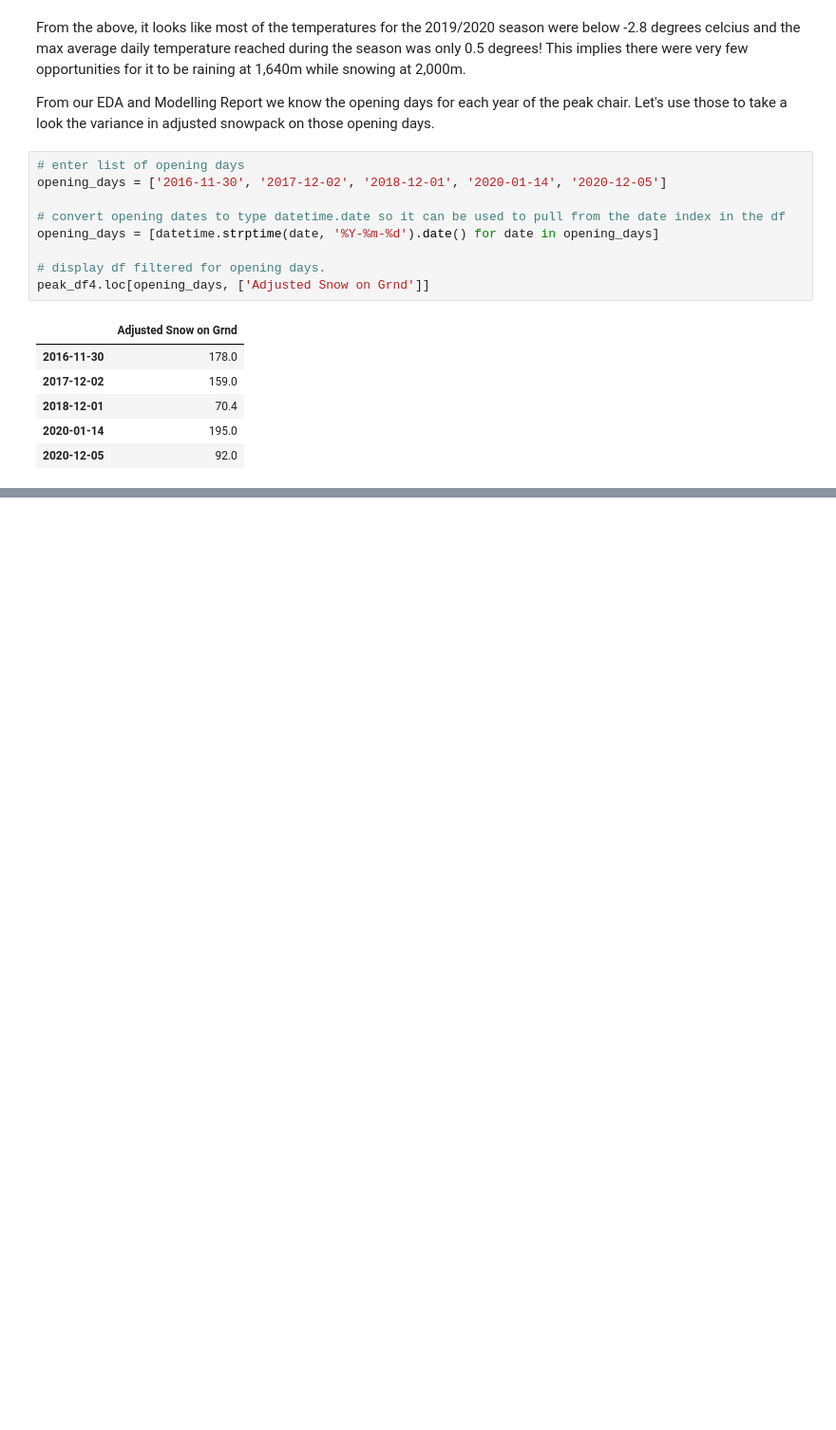
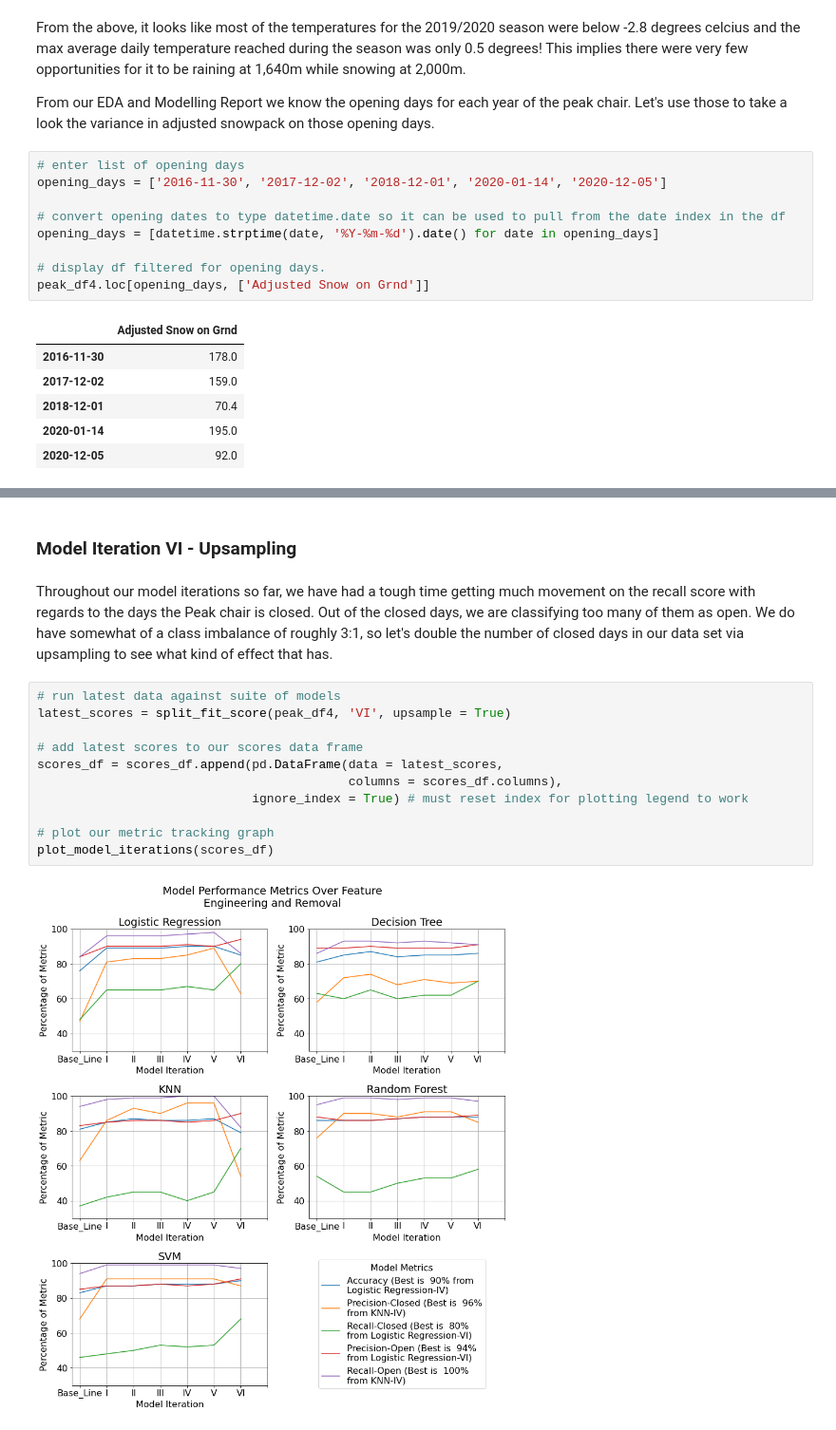
Before and after one commit to wjmatthews/wb_lift_openings, a Jupyter notebook: FeatureEngineeringAndModellingPartII.ipynb, the cells around one changed output, grey strips where cells are left out. Shown at 95% size. Saved outputs shown, nothing was run; the diff lists cells and outputs as text; blank space fills up the shorter version.

```diff
--- a/FeatureEngineeringAndModellingPartII.ipynb
+++ b/FeatureEngineeringAndModellingPartII.ipynb
@@ -1113,0 +1109,17 @@ peak_df4.loc[opening_days, ['Adjusted Snow on Grnd']]
+# %% [markdown]
+### Model Iteration VI - Upsampling
+# %% [markdown]
+Throughout our model iterations so far, we have had a tough time getting much movement on the recall score with regards to the days the Peak chair is closed.  Out of the closed days, we are classifying too many of them as open.  We do have somewhat of a class imbalance of roughly 3:1, so let's double the number of closed days in our data set via upsampling to see what kind of effect that has.
+# %%
+# run latest data against suite of models
+latest_scores = split_fit_score(peak_df4, 'VI', upsample = True)
+
+# add latest scores to our scores data frame
+scores_df = scores_df.append(pd.DataFrame(data = latest_scores,
+                                          columns = scores_df.columns),
+                             ignore_index = True) # must reset index for plotting legend to work
+
+# plot our metric tracking graph
+plot_model_iterations(scores_df)
+# %% [output]
+[figure, added]
```
Also changed, not shown: parts of 77 cells of this notebook, 1 other file.
